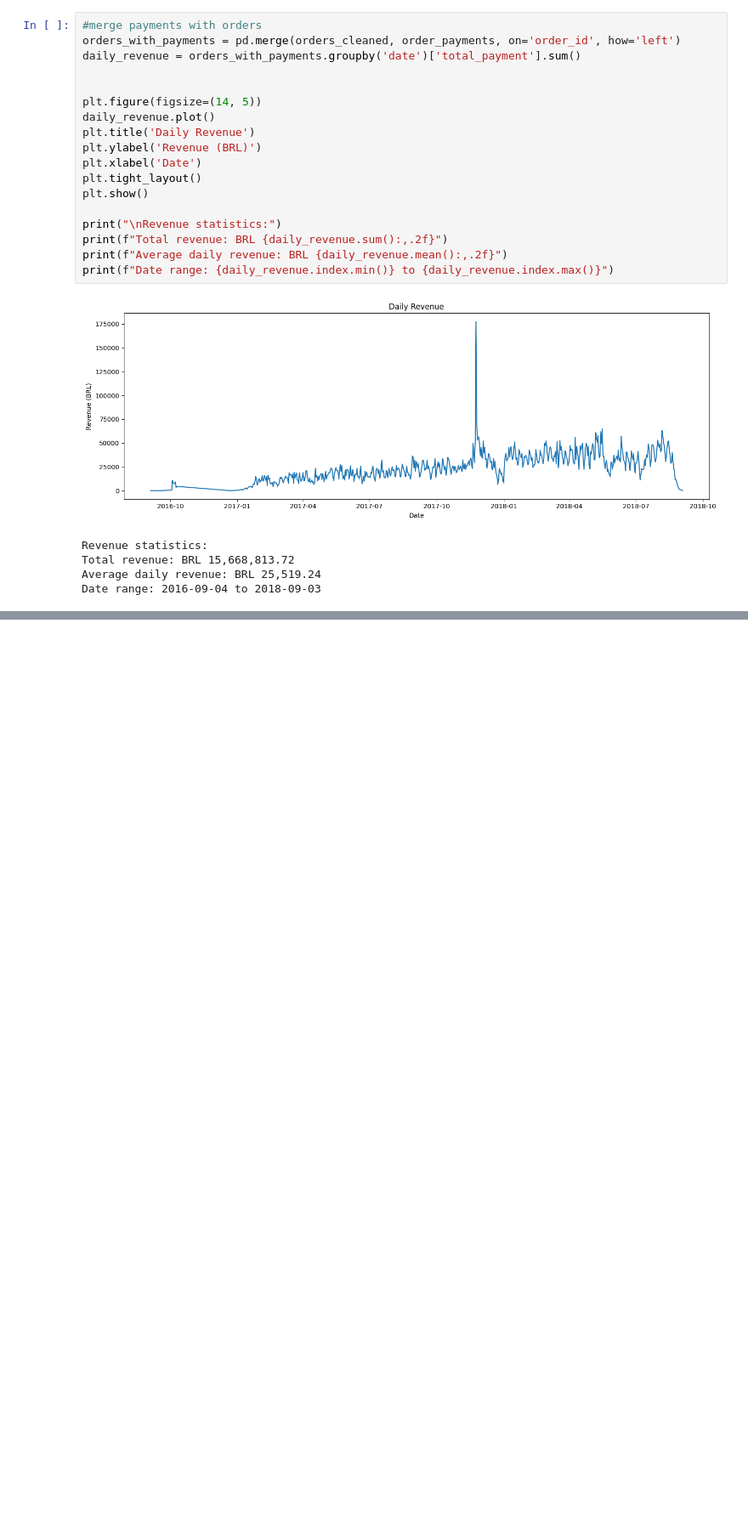
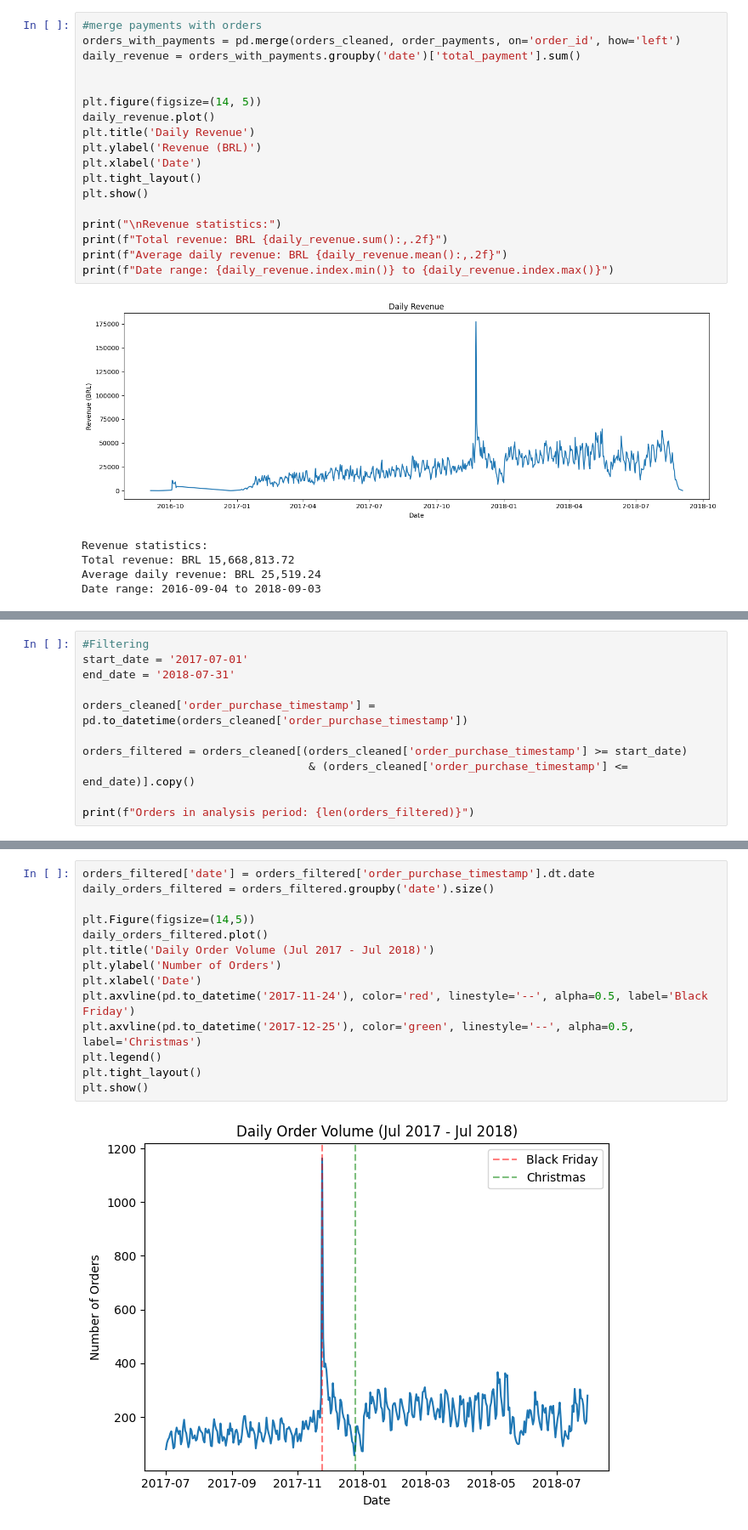
Before and after one commit to Jeremp10/datacleaning, a Jupyter notebook: notebooks/test.ipynb, the cells around one changed output, grey strips where cells are left out. Shown at 85% size. Saved outputs shown, nothing was run; the diff lists cells and outputs as text; blank space fills up the shorter version.

```diff
--- a/notebooks/test.ipynb
+++ b/notebooks/test.ipynb
@@ -271,0 +275,11 @@ Date range: 2016-09-04 to 2018-09-03
+# %%
+#Filtering
+start_date = '2017-07-01'
+end_date = '2018-07-31'
+
+orders_cleaned['order_purchase_timestamp'] = pd.to_datetime(orders_cleaned['order_purchase_timestamp'])
+
+orders_filtered = orders_cleaned[(orders_cleaned['order_purchase_timestamp'] >= start_date)
+                                  & (orders_cleaned['order_purchase_timestamp'] <= end_date)].copy()
+
+print(f"Orders in analysis period: {len(orders_filtered)}")
@@ -271,0 +303,16 @@ Date range: 2016-09-04 to 2018-09-03
+# %%
+orders_filtered['date'] = orders_filtered['order_purchase_timestamp'].dt.date
+daily_orders_filtered = orders_filtered.groupby('date').size()
+
+plt.Figure(figsize=(14,5))
+daily_orders_filtered.plot()
+plt.title('Daily Order Volume (Jul 2017 - Jul 2018)')
+plt.ylabel('Number of Orders')
+plt.xlabel('Date')
+plt.axvline(pd.to_datetime('2017-11-24'), color='red', linestyle='--', alpha=0.5, label='Black Friday')
+plt.axvline(pd.to_datetime('2017-12-25'), color='green', linestyle='--', alpha=0.5, label='Christmas')
+plt.legend()
+plt.tight_layout()
+plt.show()
+# %% [output]
+[figure, added]
```
Also changed, not shown: parts of 15 cells of this notebook.
